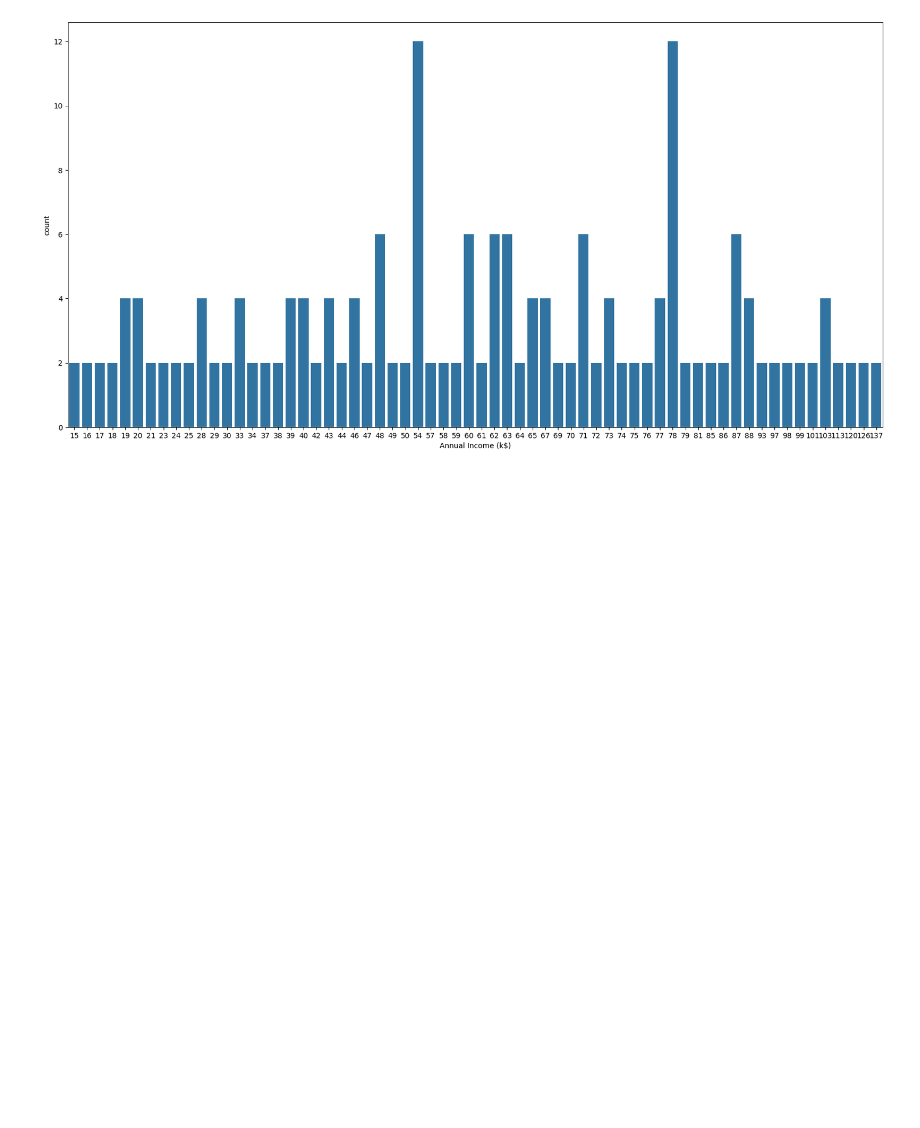
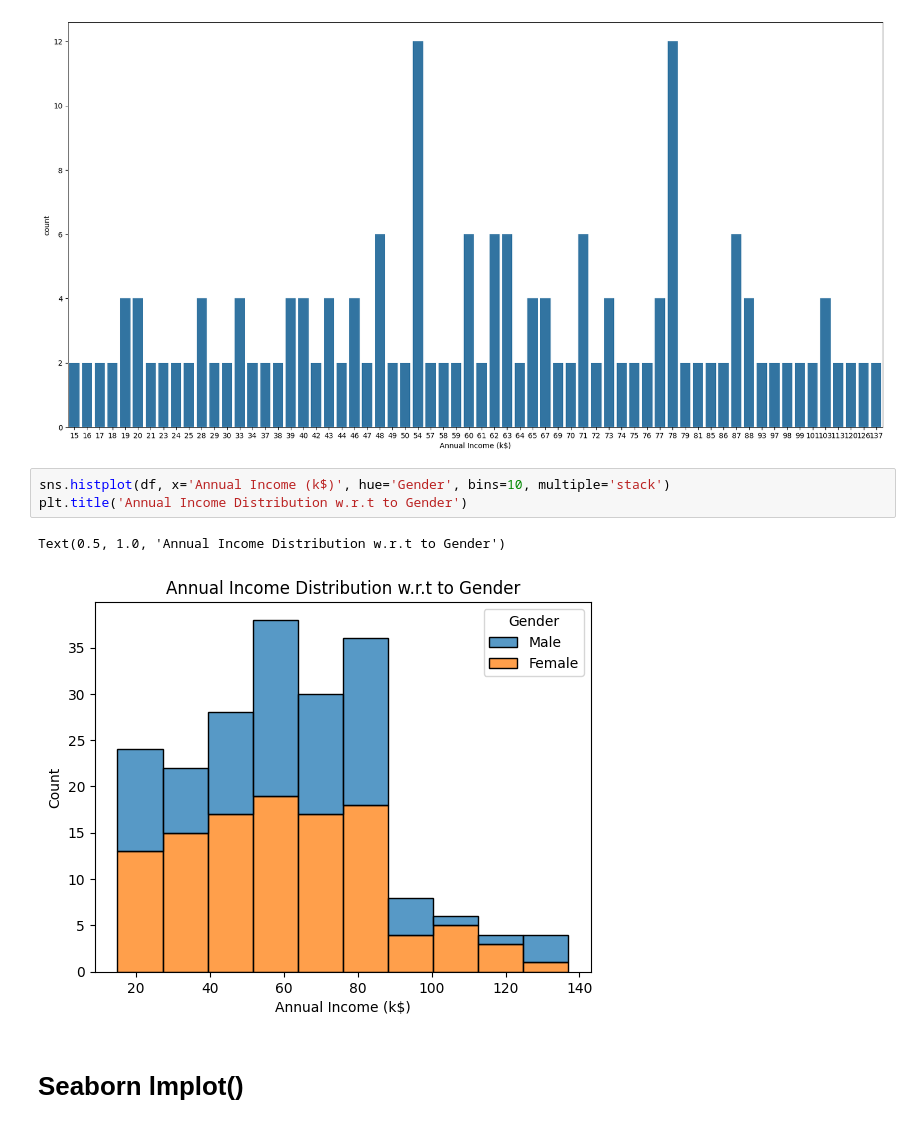
Before and after one commit to sujataprasad01/ML-Credit-Card-Fraud-Detection, a Jupyter notebook: K_Means_Clustering_(Customer_Segmentation).ipynb, the cells around one changed output. Cells and saved outputs as stored; diff of their text form; blank space fills up the shorter version.

```diff
--- a/K_Means_Clustering_(Customer_Segmentation).ipynb
+++ b/K_Means_Clustering_(Customer_Segmentation).ipynb
@@ -103,3 +103,11 @@ sns.countplot(data=df, x='Annual Income (k$)')
 # %% [output]
 <Axes: xlabel='Annual Income (k$)', ylabel='count'>
 [figure]
+# %%
+sns.histplot(df, x='Annual Income (k$)', hue='Gender', bins=10, multiple='stack')
+plt.title('Annual Income Distribution w.r.t to Gender')
+# %% [output]
+Text(0.5, 1.0, 'Annual Income Distribution w.r.t to Gender')
+[figure, added]
+# %% [markdown]
+# Seaborn lmplot()
```
Also changed, not shown: parts of 22 cells of this notebook.
